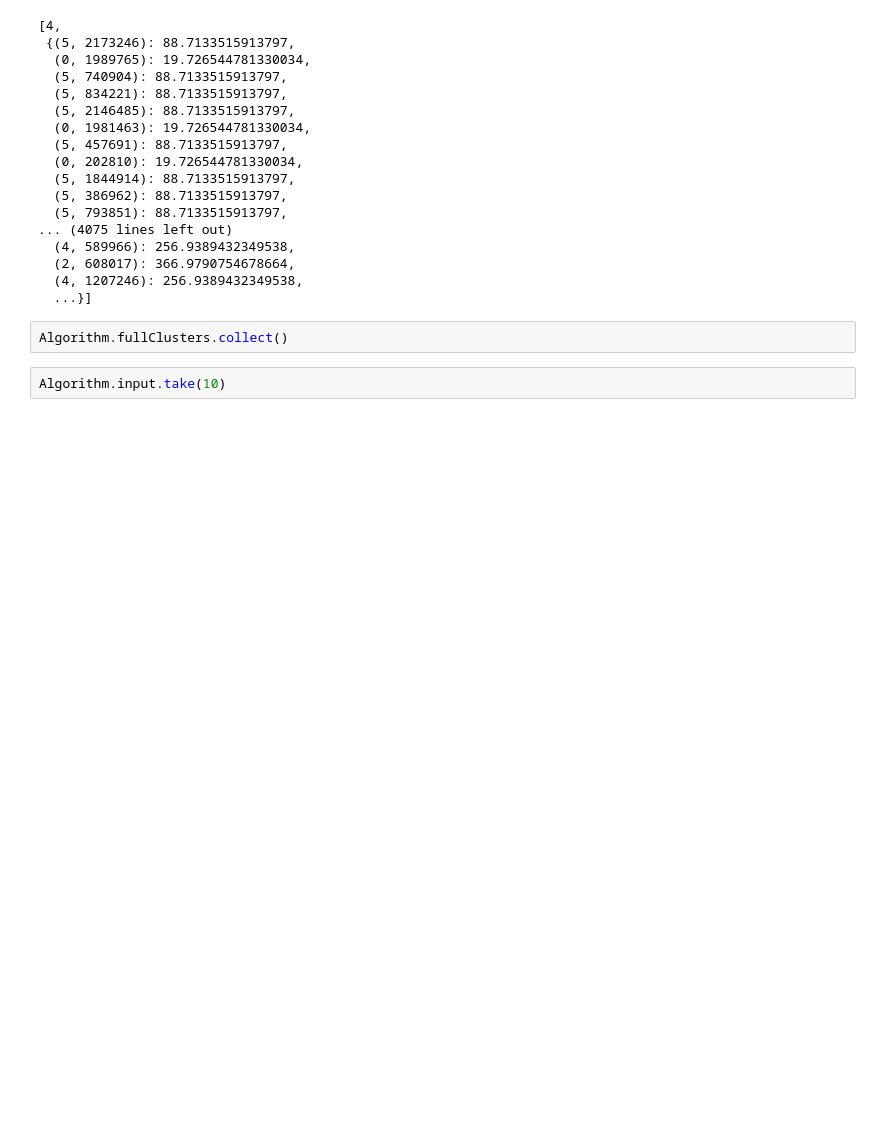
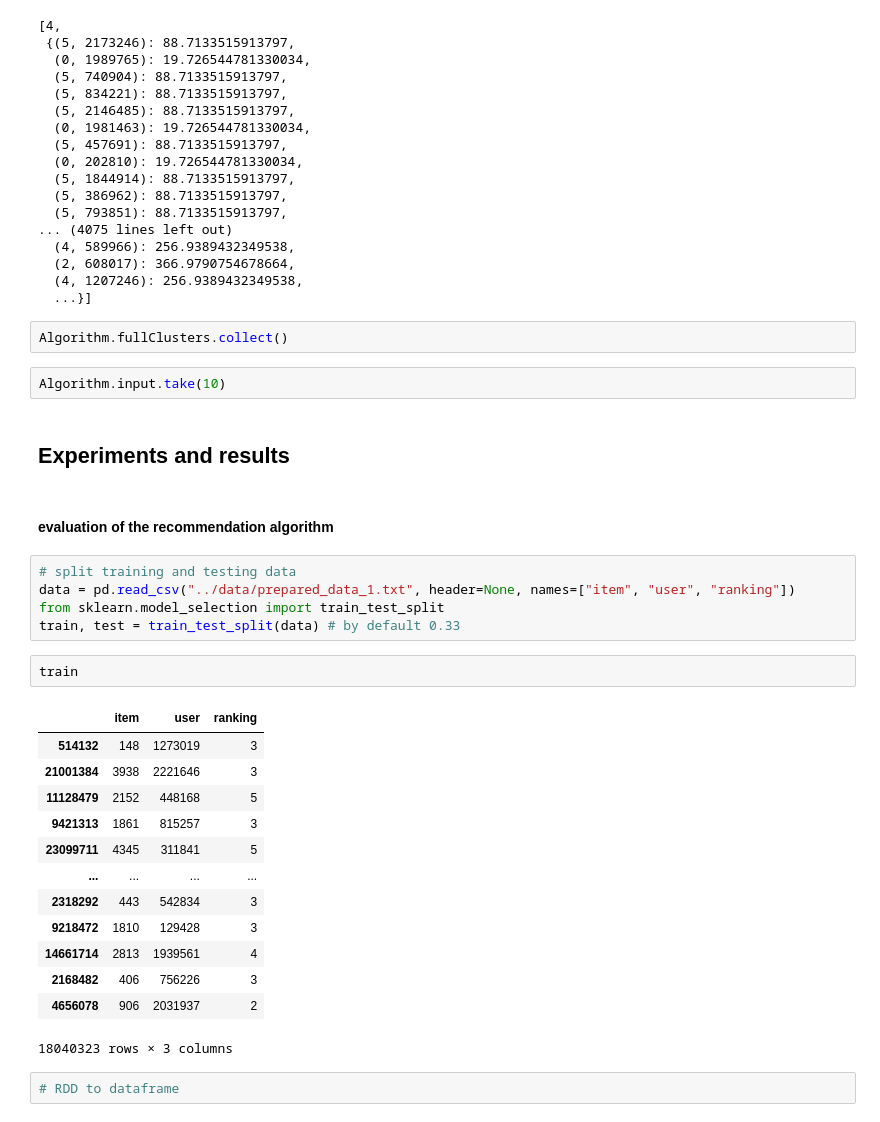
Before and after one commit to Kamiel-Fokkink/Recommendation-MapReduce, a Jupyter notebook: algorithm/MRAlgorithm.ipynb, the cells around one changed output. Drawn from its saved outputs; the diff is of its cells as text; blank space fills up the shorter version.

```diff
--- a/algorithm/MRAlgorithm.ipynb
+++ b/algorithm/MRAlgorithm.ipynb
@@ -258,3 +278,30 @@ Algorithm.out.collect()
 Algorithm.fullClusters.collect()
 # %%
 Algorithm.input.take(10)
+# %% [markdown]
+ ## Experiments and results
+# %% [markdown]
+ #### evaluation of the recommendation algorithm
+# %%
+# split training and testing data
+data = pd.read_csv("../data/prepared_data_1.txt", header=None, names=["item", "user", "ranking"])
+from sklearn.model_selection import train_test_split
+train, test = train_test_split(data) # by default 0.33
+# %%
+train
+# %% [output]
+|  | item | user | ranking |
+| 514132 | 148 | 1273019 | 3 |
+| 21001384 | 3938 | 2221646 | 3 |
+| 11128479 | 2152 | 448168 | 5 |
+| 9421313 | 1861 | 815257 | 3 |
+| 23099711 | 4345 | 311841 | 5 |
+| ... | ... | ... | ... |
+| 2318292 | 443 | 542834 | 3 |
+| 9218472 | 1810 | 129428 | 3 |
+| 14661714 | 2813 | 1939561 | 4 |
+| 2168482 | 406 | 756226 | 3 |
+| 4656078 | 906 | 2031937 | 2 |
+18040323 rows × 3 columns
+# %%
+# RDD to dataframe
```
Also changed, not shown: parts of 5 cells of this notebook.
